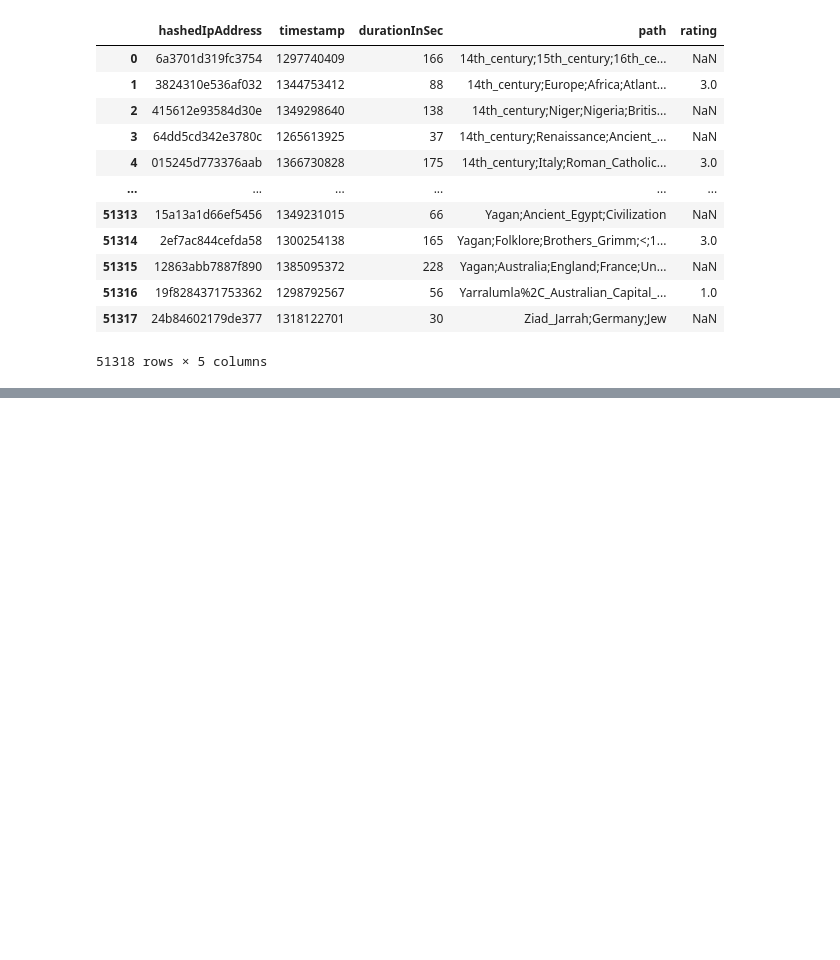
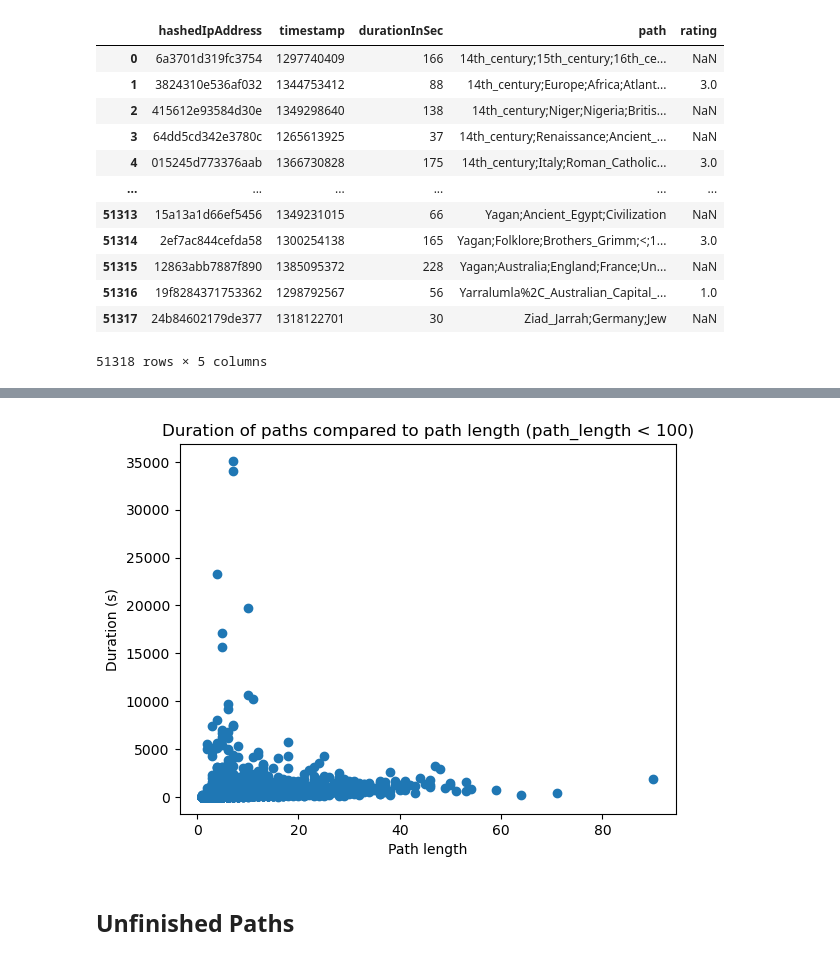
Before and after one commit to epfl-ada/ada-2024-project-tadaa, a Jupyter notebook: data_exploration.ipynb, the cells around one changed output, grey strips where cells are left out. Cells and saved outputs as stored; diff of their text form; code cells hidden in the pictures; blank space fills up the shorter version.

```diff
--- a/data_exploration.ipynb
+++ b/data_exploration.ipynb
@@ -97 +160,12 @@ finished_paths
+# %%
+mask = finished_paths["path_length"] < 100
+plt.scatter(finished_paths[mask]["path_length"], finished_paths[mask]["durationInSec"])
+plt.xlabel("Path length")
+plt.ylabel("Duration (s)")
+plt.title("Duration of paths compared to path length (path_length < 100)")
+plt.show()
+# %% [output]
+[figure, added]
+# %% [markdown]
+## Unfinished Paths
 # %%
```
Also changed, not shown: parts of 22 cells of this notebook, 1 other file.
